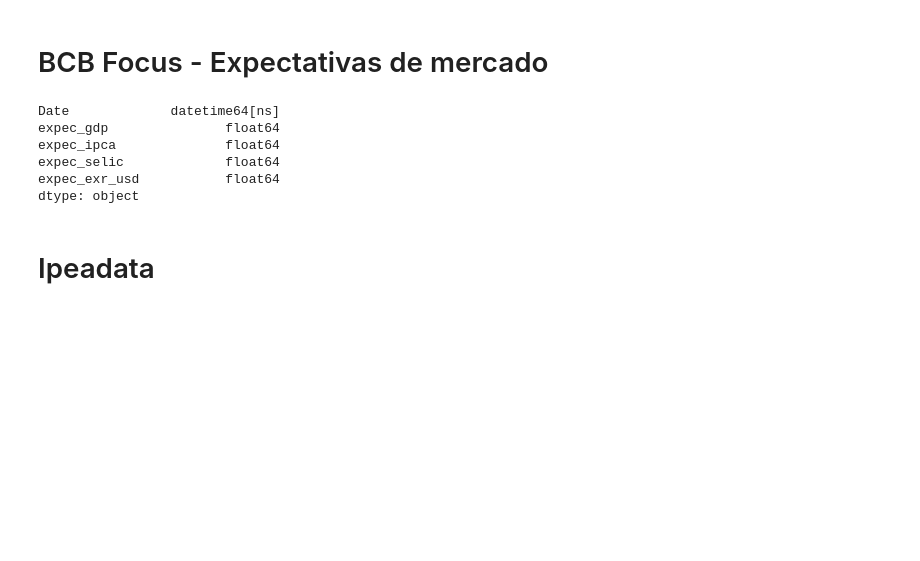
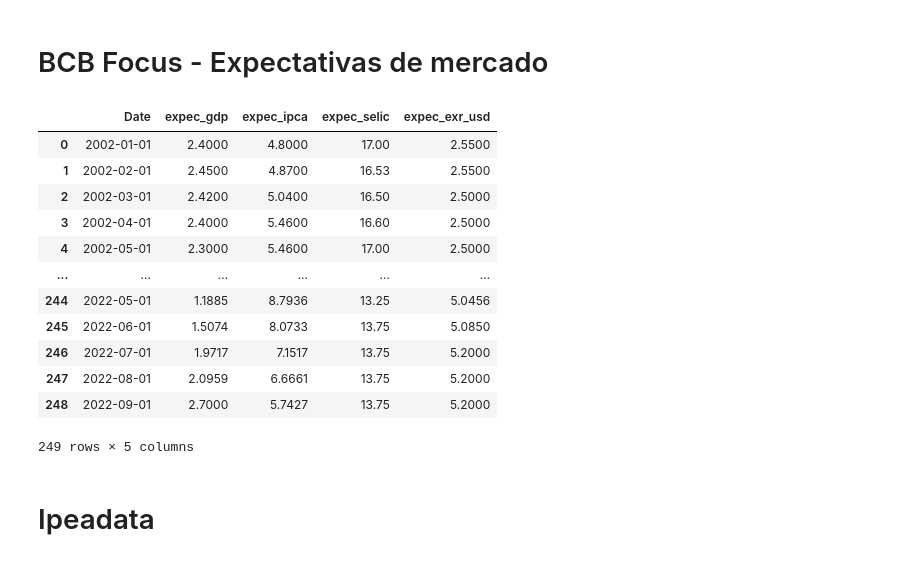
Before and after one commit to Allisterh/nowcasting_gdpbr, a Jupyter notebook: data/get_all_data.ipynb, the cells around one changed output. Drawn from its saved outputs; the diff is of its cells as text; code cells hidden in the pictures; blank space fills up the shorter version.

```diff
--- a/data/get_all_data.ipynb
+++ b/data/get_all_data.ipynb
@@ -83,15 +81,15 @@ def get_data_yahoo(path, start, end, interval, series):
 # %% [markdown]
 # Banco Central do Brasil (BCB)
 # %%
-'''path = 'full_data_dict.csv'
+path = 'meta_data.csv'
 start = '2002-01-01'
 end = '2022-09-01'
 bcb_raw = get_bcb_data(path, start, end)
-bcb_raw'''
+bcb_raw
 
-bcb_raw = pd.read_csv('../bcb_data_raw.csv')
+'''bcb_raw = pd.read_csv('../bcb_data_raw.csv')
 bcb_raw.drop('Unnamed: 0', axis = 1, inplace = True)
 bcb_raw.rename({'ref.date' : 'Date'}, axis = 1, inplace = True)
 bcb_raw['Date'] = pd.to_datetime(bcb_raw['Date'])
-bcb_raw
+bcb_raw'''
 # %% [output]
@@ -113,15 +115,22 @@ bcb_raw
 # %%
 focus_raw = pd.read_csv('focus_data.csv')
 focus_raw.drop('Unnamed: 0', axis = 1, inplace = True)
 focus_raw['Date'] = pd.to_datetime(bcb_raw['Date'])
-focus_raw.dtypes
+focus_raw
 # %% [output]
+|  | Date | expec_gdp | expec_ipca | expec_selic | expec_exr_usd |
+| 0 | 2002-01-01 | 2.4000 | 4.8000 | 17.00 | 2.5500 |
+| 1 | 2002-02-01 | 2.4500 | 4.8700 | 16.53 | 2.5500 |
+| 2 | 2002-03-01 | 2.4200 | 5.0400 | 16.50 | 2.5000 |
+| 3 | 2002-04-01 | 2.4000 | 5.4600 | 16.60 | 2.5000 |
+| 4 | 2002-05-01 | 2.3000 | 5.4600 | 17.00 | 2.5000 |
+| ... | ... | ... | ... | ... | ... |
+| 244 | 2022-05-01 | 1.1885 | 8.7936 | 13.25 | 5.0456 |
+| 245 | 2022-06-01 | 1.5074 | 8.0733 | 13.75 | 5.0850 |
+| 246 | 2022-07-01 | 1.9717 | 7.1517 | 13.75 | 5.2000 |
+| 247 | 2022-08-01 | 2.0959 | 6.6661 | 13.75 | 5.2000 |
+| 248 | 2022-09-01 | 2.7000 | 5.7427 | 13.75 | 5.2000 |
-Date             datetime64[ns]
-expec_gdp               float64
-expec_ipca              float64
-expec_selic             float64
-expec_exr_usd           float64
-dtype: object
+249 rows × 5 columns
 # %% [markdown]
 # Ipeadata
 # %%
```
Also changed, not shown: parts of 8 cells of this notebook, 4 other files.
